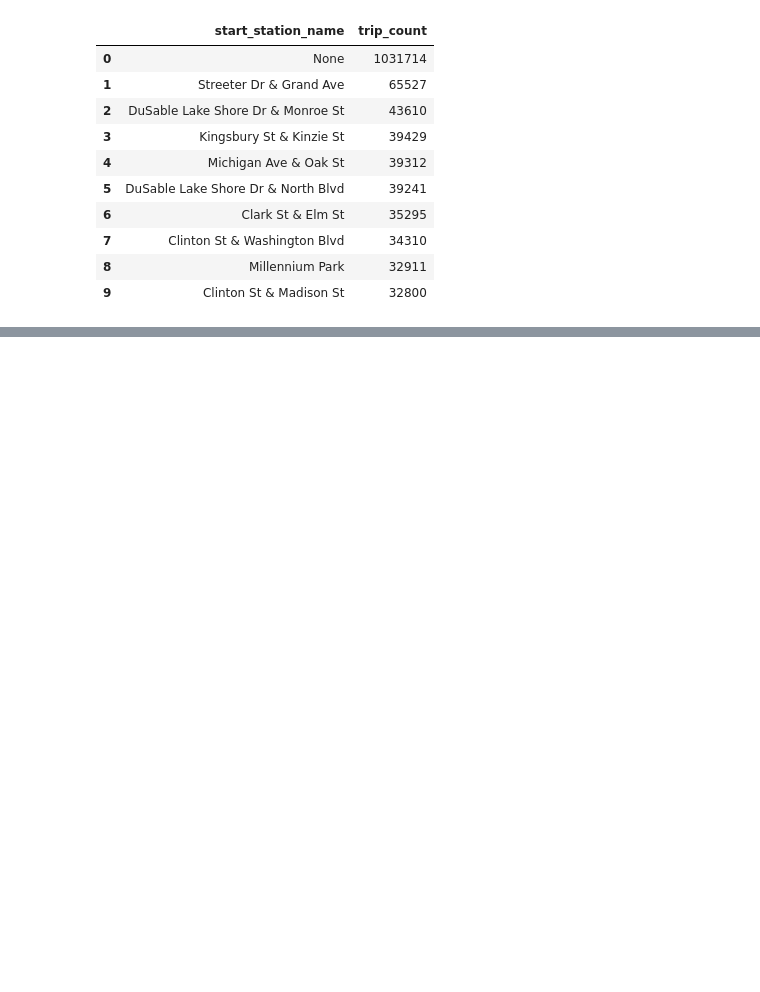
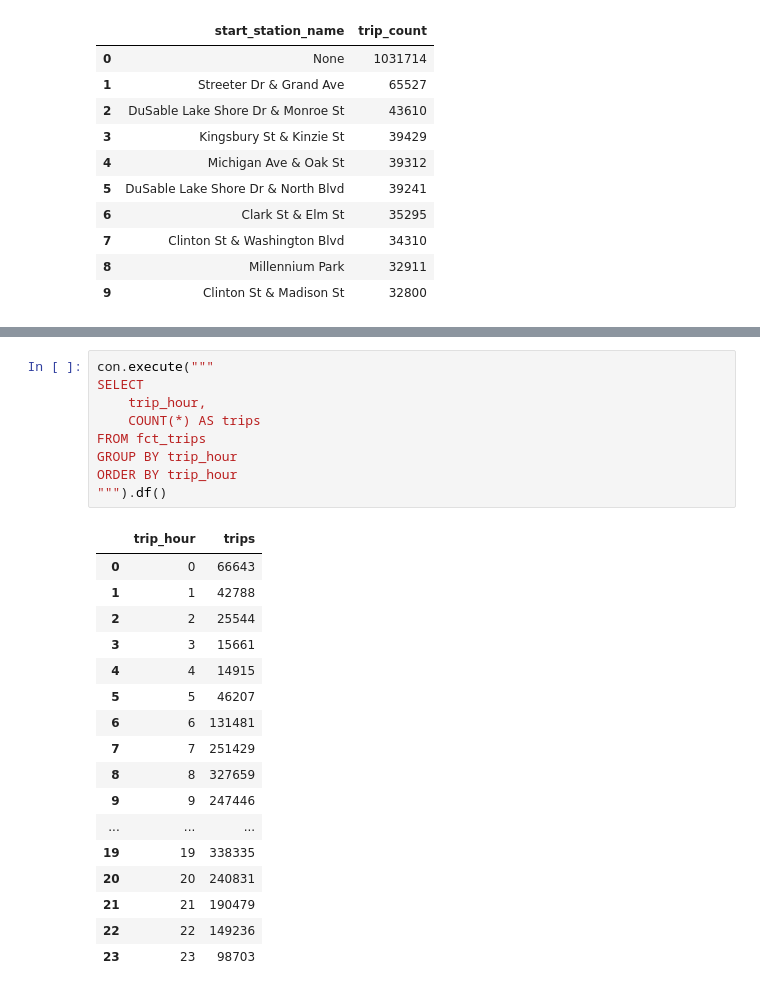
Before and after one commit to timandinco/dezoomcamp-divvy-chicago-dbt, a Jupyter notebook: notebooks/02_data_reporting.ipynb, the cells around one changed output, grey strips where cells are left out. Drawn from its saved outputs; the diff is of its cells as text; blank space fills up the shorter version.

```diff
--- a/notebooks/02_data_reporting.ipynb
+++ b/notebooks/02_data_reporting.ipynb
@@ -130,0 +146,27 @@ con.execute("""
+# %%
+con.execute("""
+SELECT
+    trip_hour,
+    COUNT(*) AS trips
+FROM fct_trips
+GROUP BY trip_hour
+ORDER BY trip_hour
+""").df()
+# %% [output]
+|  | trip_hour | trips |
+| 0 | 0 | 66643 |
+| 1 | 1 | 42788 |
+| 2 | 2 | 25544 |
+| 3 | 3 | 15661 |
+| 4 | 4 | 14915 |
+| 5 | 5 | 46207 |
+| 6 | 6 | 131481 |
+| 7 | 7 | 251429 |
+| 8 | 8 | 327659 |
+| 9 | 9 | 247446 |
+| ... | ... | ... |
+| 19 | 19 | 338335 |
+| 20 | 20 | 240831 |
+| 21 | 21 | 190479 |
+| 22 | 22 | 149236 |
+| 23 | 23 | 98703 |
```
Also changed, not shown: parts of 3 cells of this notebook, 1 other file.
